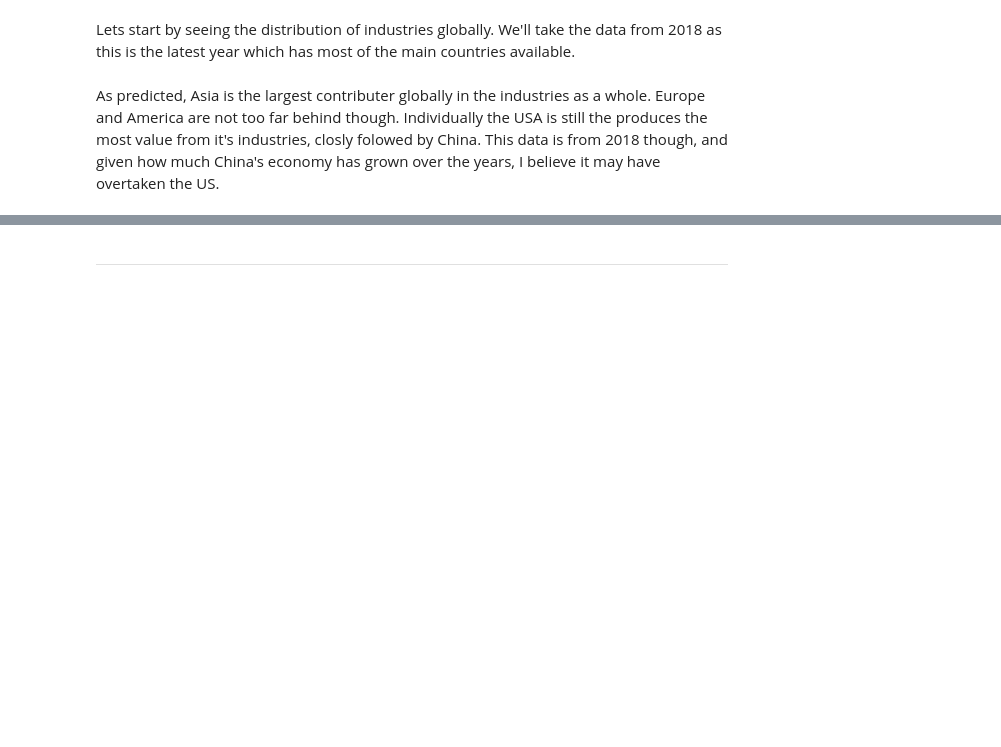
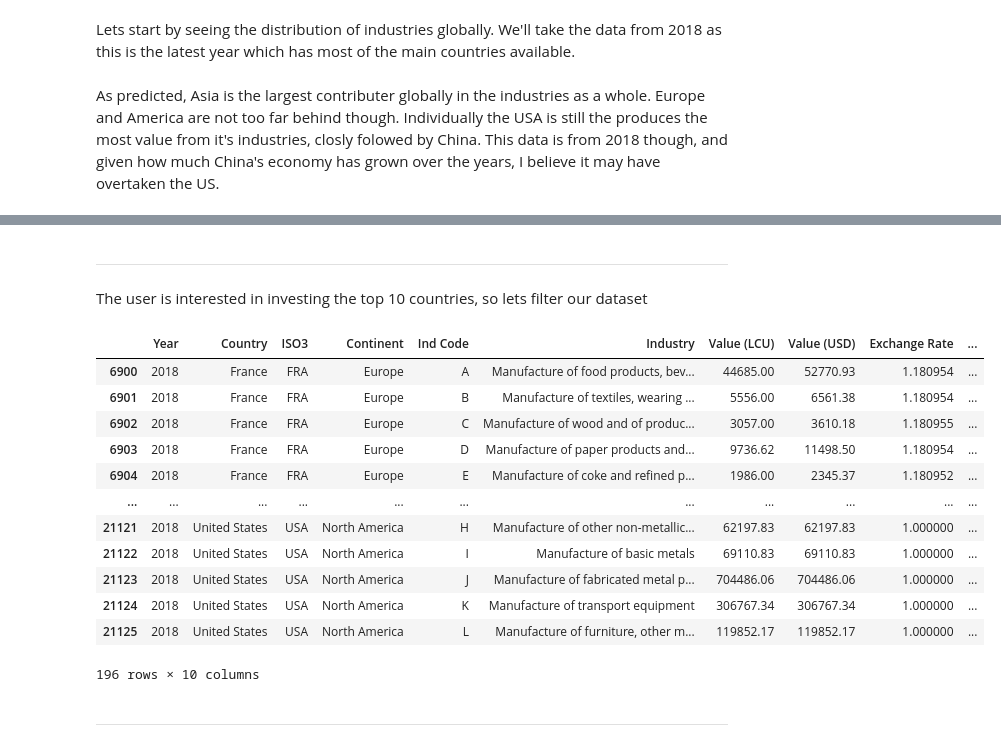
Before and after one commit to Tee-DataA/Capstone, a Jupyter notebook: jupyter_notebooks/EDA.ipynb, the cells around one changed output, grey strips where cells are left out. Cells and saved outputs as stored; diff of their text form; code cells hidden in the pictures; blank space fills up the shorter version.

```diff
--- a/jupyter_notebooks/EDA.ipynb
+++ b/jupyter_notebooks/EDA.ipynb
@@ -56,12 +56,12 @@ import seaborn as sns
 import plotly.express as px
 # %%
 # Load the datasets
-cleaned_data3 = pd.read_csv(os.path.join(current_dir, 'cleaned_data3.csv'))
+df_final = pd.read_csv(os.path.join(current_dir, 'df_final.csv'))
 industry_total = pd.read_csv(os.path.join(current_dir, 'industry_total.csv'))
 industry_ref = pd.read_csv(os.path.join(current_dir, 'industry_reference.csv'))
 
 # Display the first few rows of each dataframe to confirm they are loaded correctly
-print(cleaned_data3.head(2))
+print(df_final.head(2))
 print('----------------------------------------------------------------------------------')
 print(industry_total.head(2))
 print('----------------------------------------------------------------------------------')
@@ -94,10 +92,10 @@ print(industry_ref.head(2))
 Lets start by seeing the distribution of industries globally. We'll take the data from 2018 as this is the latest year which has most of the main countries available.
 # %%
 # Filter the data for the year 2018
-cleaned_data_2018 = cleaned_data3[cleaned_data3['Year'] == 2018]
+df_final_2018 = df_final[df_final['Year'] == 2018]
 
 # Create the sunburst chart
-fig = px.sunburst(data_frame=cleaned_data_2018, path=['Continent', 'Country'], values='Value (USD)',
+fig = px.sunburst(data_frame=df_final_2018, path=['Continent', 'Country'], values='Value (USD)',
                   color='Value (USD)', hover_name='ISO3')
 fig.show()
 # %% [markdown]
@@ -133,0 +132,4 @@ fig.show()
+# %% [markdown]
+---
+# %% [markdown]
+The user is interested in investing the top 10 countries, so lets filter our dataset
@@ -134,3 +138,29 @@ fig.show()
+# %%
+# Aggregate the data by country to get the total USD value for each country
+country_aggregated = df_final_2018.groupby('Country')['Value (USD)'].sum().reset_index()
+
+# Sort the countries by the total USD value in descending order and select the top 10
+top_10_countries = country_aggregated.sort_values(by='Value (USD)', ascending=False).head(10)['Country']
+
+# Filter df_final_2018 to include only the top 10 countries
+df_final_2018_top_10 = df_final_2018[df_final_2018['Country'].isin(top_10_countries)]
+
+# Display the filtered dataframe
+df_final_2018_top_10
+# %% [output]
+|  | Year | Country | ISO3 | Continent | Ind Code | Industry | Value (LCU) | Value (USD) | Exchange Rate | ... |
+| 6900 | 2018 | France | FRA | Europe | A | Manufacture of food products, bev... | 44685.00 | 52770.93 | 1.180954 | ... |
+| 6901 | 2018 | France | FRA | Europe | B | Manufacture of textiles, wearing ... | 5556.00 | 6561.38 | 1.180954 | ... |
+| 6902 | 2018 | France | FRA | Europe | C | Manufacture of wood and of produc... | 3057.00 | 3610.18 | 1.180955 | ... |
+| 6903 | 2018 | France | FRA | Europe | D | Manufacture of paper products and... | 9736.62 | 11498.50 | 1.180954 | ... |
+| 6904 | 2018 | France | FRA | Europe | E | Manufacture of coke and refined p... | 1986.00 | 2345.37 | 1.180952 | ... |
+| ... | ... | ... | ... | ... | ... | ... | ... | ... | ... | ... |
+| 21121 | 2018 | United States | USA | North America | H | Manufacture of other non-metallic... | 62197.83 | 62197.83 | 1.000000 | ... |
+| 21122 | 2018 | United States | USA | North America | I | Manufacture of basic metals | 69110.83 | 69110.83 | 1.000000 | ... |
+| 21123 | 2018 | United States | USA | North America | J | Manufacture of fabricated metal p... | 704486.06 | 704486.06 | 1.000000 | ... |
+| 21124 | 2018 | United States | USA | North America | K | Manufacture of transport equipment | 306767.34 | 306767.34 | 1.000000 | ... |
+| 21125 | 2018 | United States | USA | North America | L | Manufacture of furniture, other m... | 119852.17 | 119852.17 | 1.000000 | ... |
+196 rows × 10 columns
 # %% [markdown]
 ---
 # %% [markdown]
```
Also changed, not shown: parts of 5 cells of this notebook, 6 other files.
